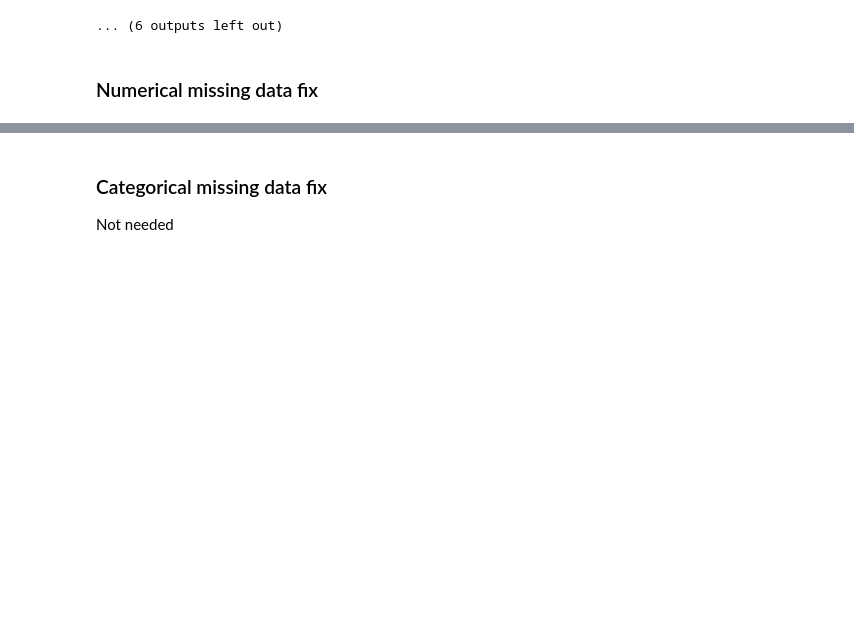
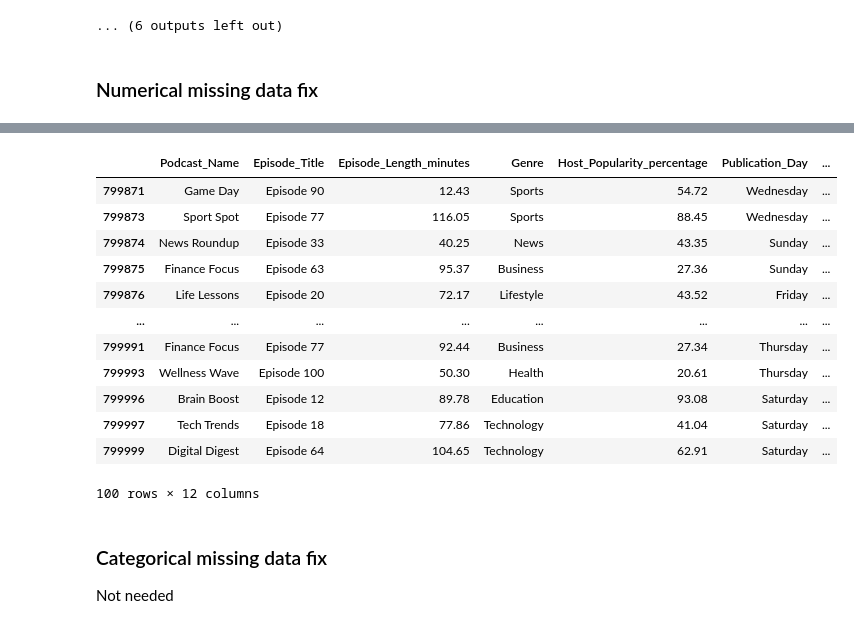
Before and after one commit to mailmezorro/kaggle_playground_series, a Jupyter notebook: Preprocessing/playground-series-s5e4-preprocessing.ipynb, the cells around one changed output, grey strips where cells are left out. Drawn from its saved outputs; the diff is of its cells as text; code cells hidden in the pictures; blank space fills up the shorter version.

```diff
--- a/Preprocessing/playground-series-s5e4-preprocessing.ipynb
+++ b/Preprocessing/playground-series-s5e4-preprocessing.ipynb
@@ -407,3 +451,19 @@ dtype: int64
+# %%
+train.tail(100)
+# %% [output]
+|  | Podcast_Name | Episode_Title | Episode_Length_minutes | Genre | Host_Popularity_percentage | Publication_Day | ... |
+| 799871 | Game Day | Episode 90 | 12.43 | Sports | 54.72 | Wednesday | ... |
+| 799873 | Sport Spot | Episode 77 | 116.05 | Sports | 88.45 | Wednesday | ... |
+| 799874 | News Roundup | Episode 33 | 40.25 | News | 43.35 | Sunday | ... |
+| 799875 | Finance Focus | Episode 63 | 95.37 | Business | 27.36 | Sunday | ... |
+| 799876 | Life Lessons | Episode 20 | 72.17 | Lifestyle | 43.52 | Friday | ... |
+| ... | ... | ... | ... | ... | ... | ... | ... |
+| 799991 | Finance Focus | Episode 77 | 92.44 | Business | 27.34 | Thursday | ... |
+| 799993 | Wellness Wave | Episode 100 | 50.30 | Health | 20.61 | Thursday | ... |
+| 799996 | Brain Boost | Episode 12 | 89.78 | Education | 93.08 | Saturday | ... |
+| 799997 | Tech Trends | Episode 18 | 77.86 | Technology | 41.04 | Saturday | ... |
+| 799999 | Digital Digest | Episode 64 | 104.65 | Technology | 62.91 | Saturday | ... |
+100 rows × 12 columns
 # %% [markdown]
 ### Categorical missing data fix
 Not needed
```
Also changed, not shown: parts of 28 cells of this notebook, 9 other files.
